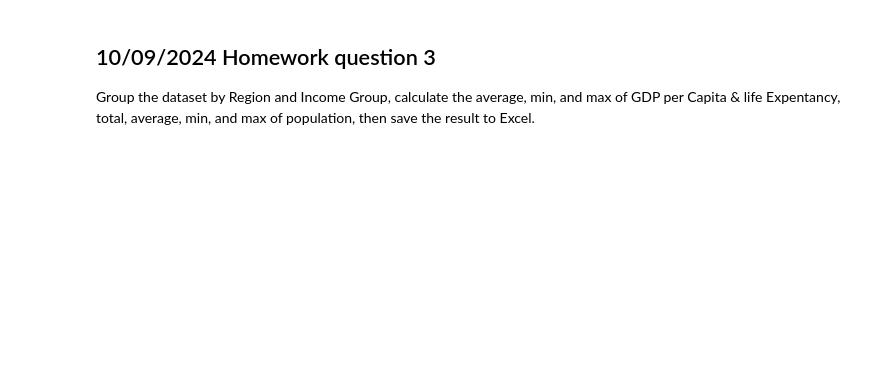
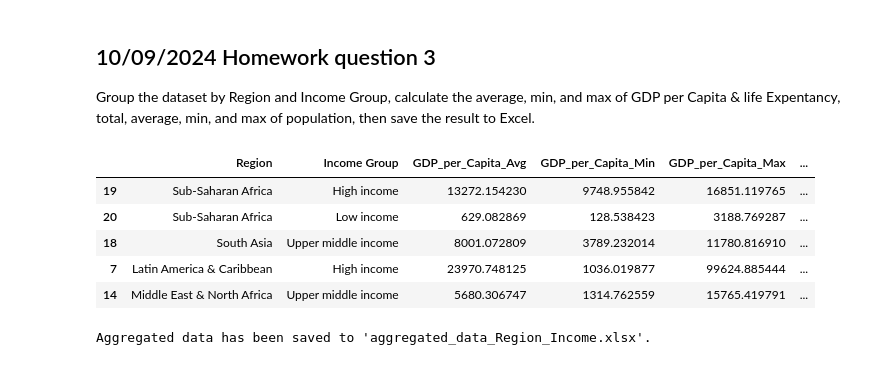
Before and after one commit to mineozcan/UMBC-DATA609-FALL24-WANG, a Jupyter notebook: Assignments/assignment_06.ipynb, the cells around one changed output. Cells and saved outputs as stored; diff of their text form; code cells hidden in the pictures; blank space fills up the shorter version.

```diff
--- a/Assignments/assignment_06.ipynb
+++ b/Assignments/assignment_06.ipynb
@@ -511,3 +655,33 @@ df_group
 ## 10/09/2024 Homework question 3
 
 Group the dataset by Region and Income Group, calculate the average, min, and max of GDP per Capita & life Expentancy, total, average, min, and max of population, then save the result to Excel.
+# %%
+
+# Group the dataset by 'Region' and 'Income Group'
+df_grouped = df.groupby(['Region', 'Income Group']).agg(
+  GDP_per_Capita_Avg=('GDP per capita (current US$)', 'mean'),
+  GDP_per_Capita_Min=('GDP per capita (current US$)', 'min'),
+  GDP_per_Capita_Max=('GDP per capita (current US$)', 'max'),
+  Life_Expectancy_Avg=('Life expectancy at birth, total (years)', 'mean'),
+  Life_Expectancy_Min=('Life expectancy at birth, total (years)', 'min'),
+  Life_Expectancy_Max=('Life expectancy at birth, total (years)', 'max'),
+  Population_Total=('Population, total', 'sum'),
+  Population_Avg=('Population, total', 'mean'),
+  Population_Min=('Population, total', 'min'),
+  Population_Max=('Population, total', 'max')
+).reset_index()
+
+df_grouped.sample(5)
+# %% [output]
+|  | Region | Income Group | GDP_per_Capita_Avg | GDP_per_Capita_Min | GDP_per_Capita_Max | ... |
+| 19 | Sub-Saharan Africa | High income | 13272.154230 | 9748.955842 | 16851.119765 | ... |
+| 20 | Sub-Saharan Africa | Low income | 629.082869 | 128.538423 | 3188.769287 | ... |
+| 18 | South Asia | Upper middle income | 8001.072809 | 3789.232014 | 11780.816910 | ... |
+| 7 | Latin America & Caribbean | High income | 23970.748125 | 1036.019877 | 99624.885444 | ... |
+| 14 | Middle East & North Africa | Upper middle income | 5680.306747 | 1314.762559 | 15765.419791 | ... |
+# %%
+df_grouped.to_excel('aggregated_data_Region_Income.xlsx', index=False)
+
+print("Aggregated data has been saved to 'aggregated_data_Region_Income.xlsx'.")
+# %% [output]
+Aggregated data has been saved to 'aggregated_data_Region_Income.xlsx'.
```
Also changed, not shown: parts of 28 cells of this notebook.
